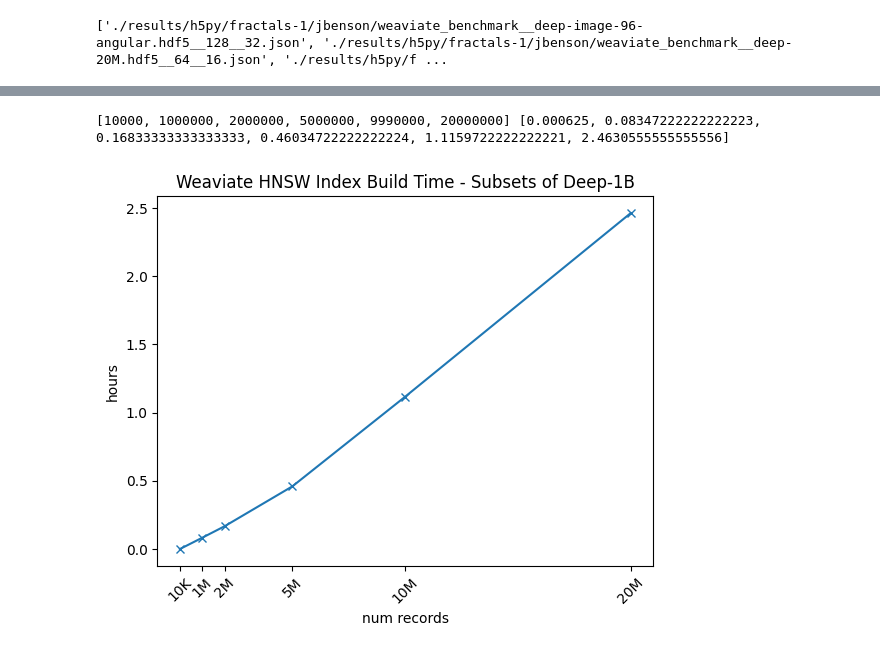
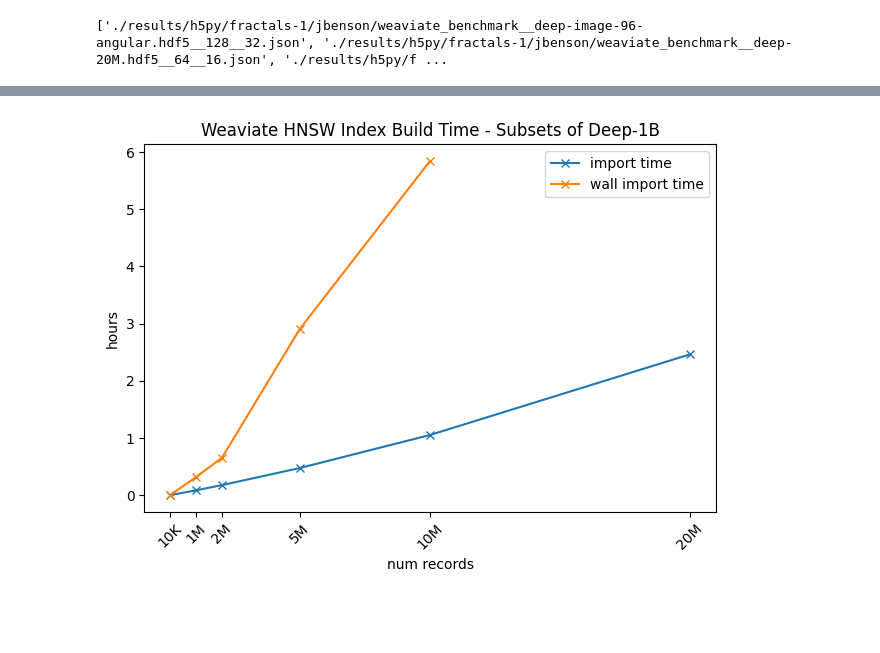
Before and after one commit to weaviate/weaviate-benchmarking, a Jupyter notebook: gsi/analyze.ipynb, the cells around one changed output, grey strips where cells are left out. Drawn from its saved outputs; the diff is of its cells as text; code cells hidden in the pictures; blank space fills up the shorter version.

```diff
--- a/gsi/analyze.ipynb
+++ b/gsi/analyze.ipynb
@@ -34,8 +41,7 @@ for jsonfile in jsons:
     objs = json.load(f)
     f.close()
 
-    print(objs[0].keys())
-
+    #print(jsonfile, objs[0].keys())
     for obj in objs:
         row = {}
         row['benchmarkFile'] = obj['benchmarkFile']
@@ -49,11 +55,12 @@ for jsonfile in jsons:
         row['latency_p90'] = obj['requestTimes']['limit_10']['latencies']['p90']
         row['latency_p95'] = obj['requestTimes']['limit_10']['latencies']['p95']
         row['latency_p99'] = obj['requestTimes']['limit_10']['latencies']['p99']
-
         row['totalDatasetSize'] = obj['totalDatasetSize']
         row['importTime'] = obj['importTime']
+        row['wallImportTime'] = obj['wallImportTime'] \
+            if 'wallImportTime' in obj.keys() else np.NAN
 
         rows.append(row)
 
 df = pd.DataFrame(rows)
-print(df)
+#print(df)
@@ -78,14 +67,13 @@ dict_keys(['benchmarkFile', 'distanceMetric', 'totalTested', 'ef', 'efConstructi
 # %%
 # Augment with various columns
 
+regex = re.compile("deep-(\d+)[MK].hdf5")
+
 def get_dset(row):
-    if row['benchmarkFile'].find('deep')>=0:
+    matches = regex.match(row['benchmarkFile'])
+    if matches:
         return 'Deep-1B'
     else:
         return "Unknown"
 
 df['dataset'] = df.apply( lambda row: get_dset(row), axis=1 )
-
-pd.reset_option('display.max_rows')
-pd.set_option('display.max_rows', None)
-df
@@ -110,35 +104,57 @@ df
 # %%
 # Visualize import time for Deep-1B subsets
 
 # compute average import time via groupby
 df_import_time = df [ df['dataset']=='Deep-1B' ] \
     [ ['dataset', 'totalDatasetSize', 'importTime' ] ]
 avg_import_time = \
     df_import_time.groupby( [ 'dataset', 'totalDatasetSize' ] )\
         ['importTime'].mean()
 
-# get the plot points
+# compute average wall import time via groupby
+df_wall = df[df['wallImportTime'].notnull()] # note that not all rows have wallImportTime
+df_wall_import_time = df_wall [ df_wall['dataset']=='Deep-1B' ] \
+    [ ['dataset', 'totalDatasetSize', 'wallImportTime' ] ]
+avg_wall_import_time = \
+    df_wall_import_time.groupby( [ 'dataset', 'totalDatasetSize' ] )\
+        ['wallImportTime'].mean()
+
+# get the plot points for import time
 xs = []
 ys = []
 for idx in avg_import_time.index:
     x = idx[1]
     xs.append(x)
     y = avg_import_time[idx]/(60.0*60.0)
     ys.append(y)
-print(xs,ys)
+#print(xs,ys)
+
+# get the plot points for wall import time
+wxs = []
+wys = []
+for idx in avg_wall_import_time.index:
+    x = idx[1]
+    wxs.append(x)
+    y = avg_wall_import_time[idx]/(60.0*60.0)
+    wys.append(y)
+#print(wxs,wys)
 
 # plot the lines and label the plot
 fig, ax = pyplot.subplots()
-ax.plot(xs,ys, marker='x')
+ax.plot(xs,ys, marker='x', label="import time")
+ax.plot(wxs,wys, marker='x', label="wall import time")
 ax.set_ylabel('hours')
 ax.set_xlabel('num records')
 ax.set_xticks(xs)
 ax.set_xticklabels(['10K','1M','2M','5M','10M','20M'], rotation = 45)
 ax.set_title("Weaviate HNSW Index Build Time - Subsets of Deep-1B")
+ax.legend(loc='best')
+fig.tight_layout()
 fig.savefig("results/weaviate_hnsw_build_time.png")
+
+# TODO:  plot the variance at each X
 # %% [output]
-[10000, 1000000, 2000000, 5000000, 9990000, 20000000] [0.000625, 0.08347222222222223, 0.16833333333333333, 0.46034722222222224, 1.1159722222222221, 2.4630555555555556]
-[figure, old version]
+[figure, new version]
 # %%
 # Visualize the recall vs search latency for Deep-1B parameter groups
 
```
Also changed, not shown: parts of 6 cells of this notebook.
